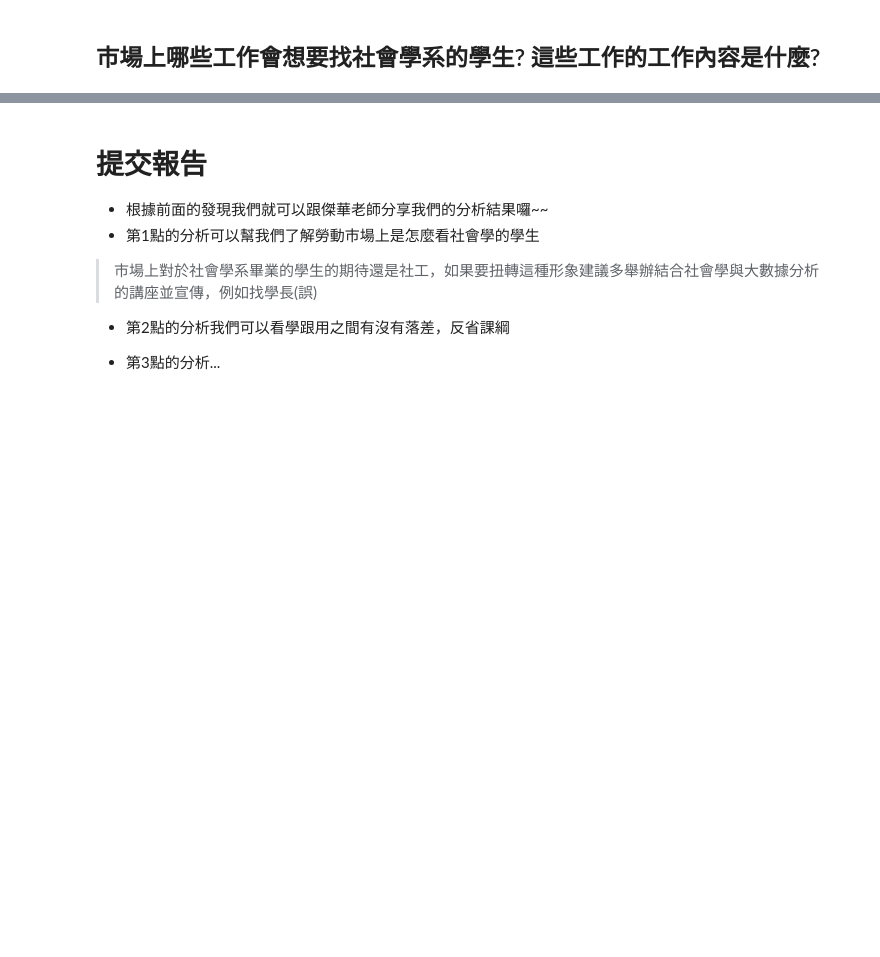
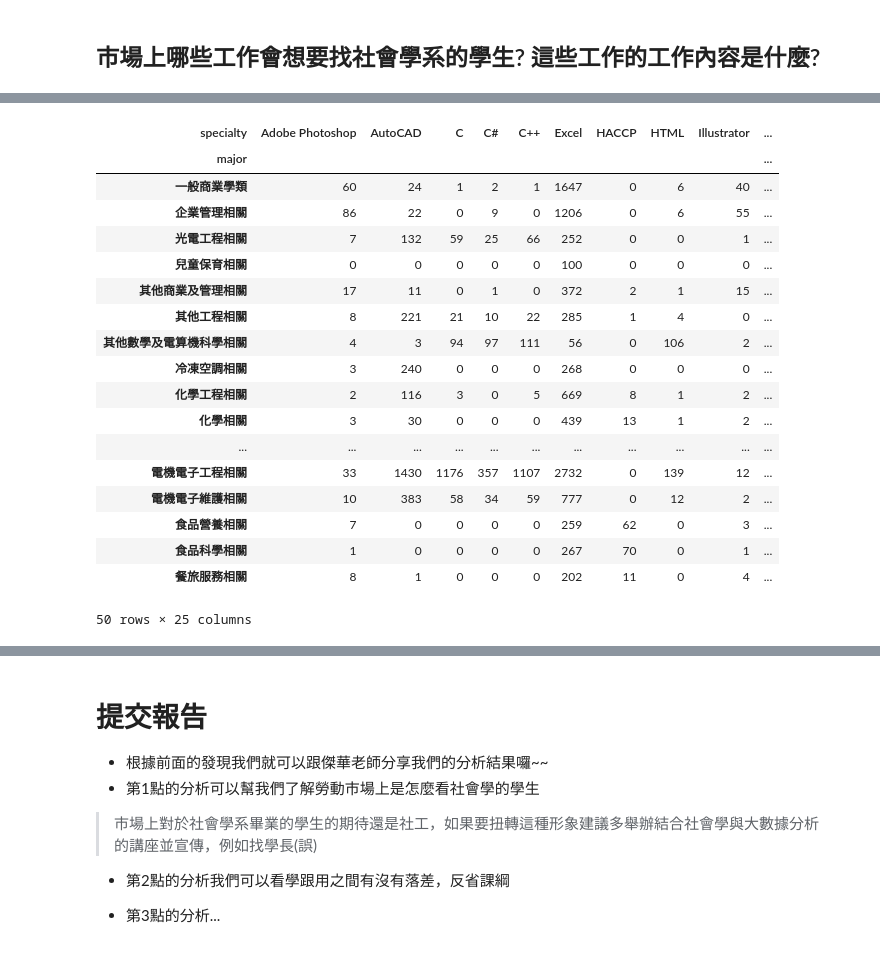
Before and after one commit to TLYu0419/JobAnalysis, a Jupyter notebook: JobAnalysis.ipynb, the cells around one changed output, grey strips where cells are left out. Drawn from its saved outputs; the diff is of its cells as text; code cells hidden in the pictures; blank space fills up the shorter version.

```diff
--- a/JobAnalysis.ipynb
+++ b/JobAnalysis.ipynb
@@ -406,0 +844,9 @@ df = pd.merge(df,indu,how='left',left_on='industry',right_on='Indu_Lev3',right_i
+# %%
+special_major = pd.merge(left = top50_jobdesc,
+                         right = special.loc[:,['index','specialty']],
+                         how='left',
+                         on = 'index')
+special_major = special_major.groupby(['major','specialty']).size().reset_index()
+special_major.columns = ['major','specialty', 'cnt']
+special_major = special_major.sort_values(['major','cnt'],ascending=False)#.groupby('major').head(3)
+special_major
@@ -406,0 +867,3 @@ df = pd.merge(df,indu,how='left',left_on='industry',right_on='Indu_Lev3',right_i
+# %%
+top3specialty_eachmajor = special_major.groupby('major')['specialty'].head(5).reset_index().drop_duplicates('specialty')
+top3specialty_eachmajor#.loc[:,['desc']]
@@ -406,0 +888,27 @@ df = pd.merge(df,indu,how='left',left_on='industry',right_on='Indu_Lev3',right_i
+# %%
+special_major = pd.merge(left = special_major,
+                         right = top3specialty_eachmajor.loc[:,['specialty']],
+                         how='inner',
+                         on='specialty')
+special_major = special_major.pivot_table(values='cnt',columns='specialty',index='major', fill_value=0)
+special_major
+# %% [output]
+| specialty | Adobe Photoshop | AutoCAD | C | C# | C++ | Excel | HACCP | HTML | Illustrator | ... |
+| major |  |  |  |  |  |  |  |  |  | ... |
+| 一般商業學類 | 60 | 24 | 1 | 2 | 1 | 1647 | 0 | 6 | 40 | ... |
+| 企業管理相關 | 86 | 22 | 0 | 9 | 0 | 1206 | 0 | 6 | 55 | ... |
+| 光電工程相關 | 7 | 132 | 59 | 25 | 66 | 252 | 0 | 0 | 1 | ... |
+| 兒童保育相關 | 0 | 0 | 0 | 0 | 0 | 100 | 0 | 0 | 0 | ... |
+| 其他商業及管理相關 | 17 | 11 | 0 | 1 | 0 | 372 | 2 | 1 | 15 | ... |
+| 其他工程相關 | 8 | 221 | 21 | 10 | 22 | 285 | 1 | 4 | 0 | ... |
+| 其他數學及電算機科學相關 | 4 | 3 | 94 | 97 | 111 | 56 | 0 | 106 | 2 | ... |
+| 冷凍空調相關 | 3 | 240 | 0 | 0 | 0 | 268 | 0 | 0 | 0 | ... |
+| 化學工程相關 | 2 | 116 | 3 | 0 | 5 | 669 | 8 | 1 | 2 | ... |
+| 化學相關 | 3 | 30 | 0 | 0 | 0 | 439 | 13 | 1 | 2 | ... |
+| ... | ... | ... | ... | ... | ... | ... | ... | ... | ... | ... |
+| 電機電子工程相關 | 33 | 1430 | 1176 | 357 | 1107 | 2732 | 0 | 139 | 12 | ... |
+| 電機電子維護相關 | 10 | 383 | 58 | 34 | 59 | 777 | 0 | 12 | 2 | ... |
+| 食品營養相關 | 7 | 0 | 0 | 0 | 0 | 259 | 62 | 0 | 3 | ... |
+| 食品科學相關 | 1 | 0 | 0 | 0 | 0 | 267 | 70 | 0 | 1 | ... |
+| 餐旅服務相關 | 8 | 1 | 0 | 0 | 0 | 202 | 11 | 0 | 4 | ... |
+50 rows × 25 columns
```
Also changed, not shown: parts of 95 cells of this notebook.
